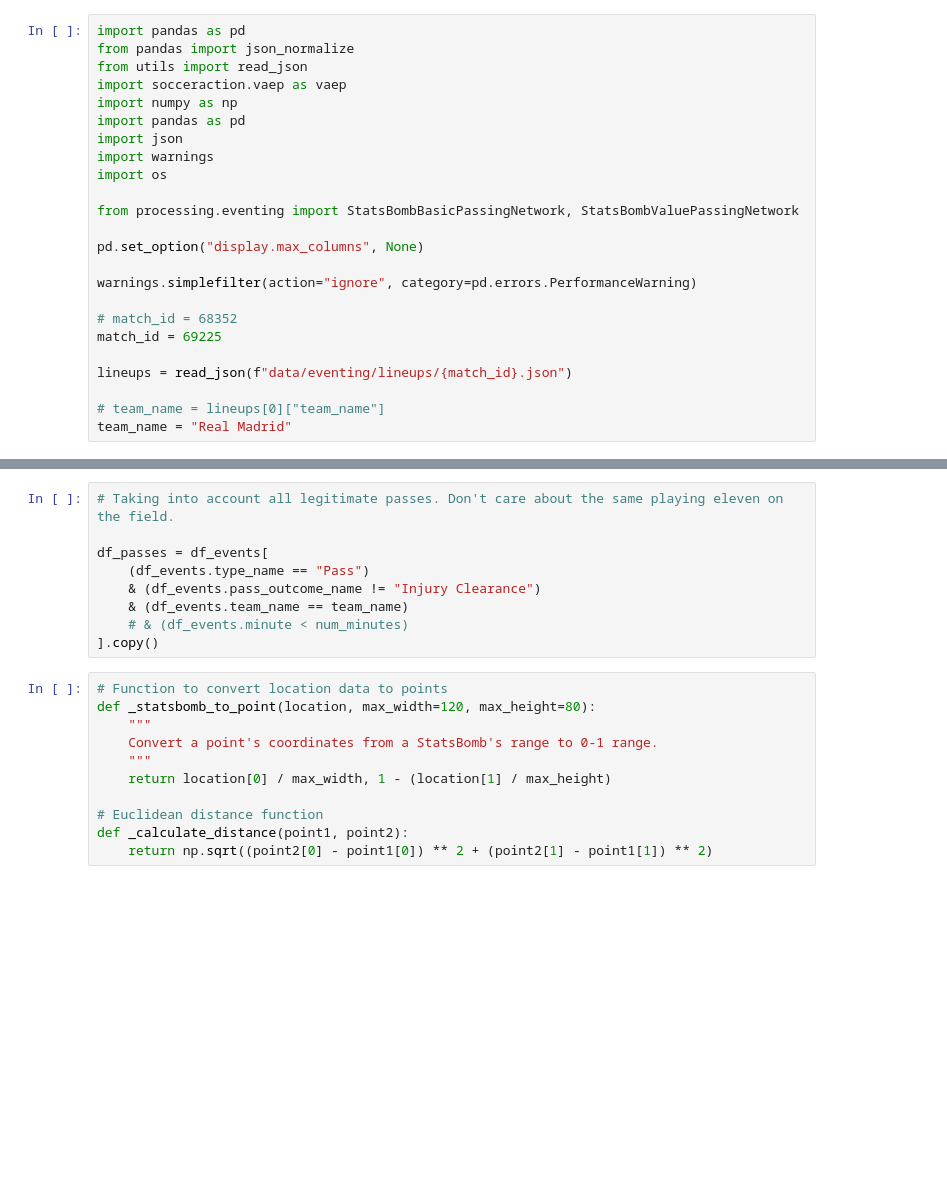
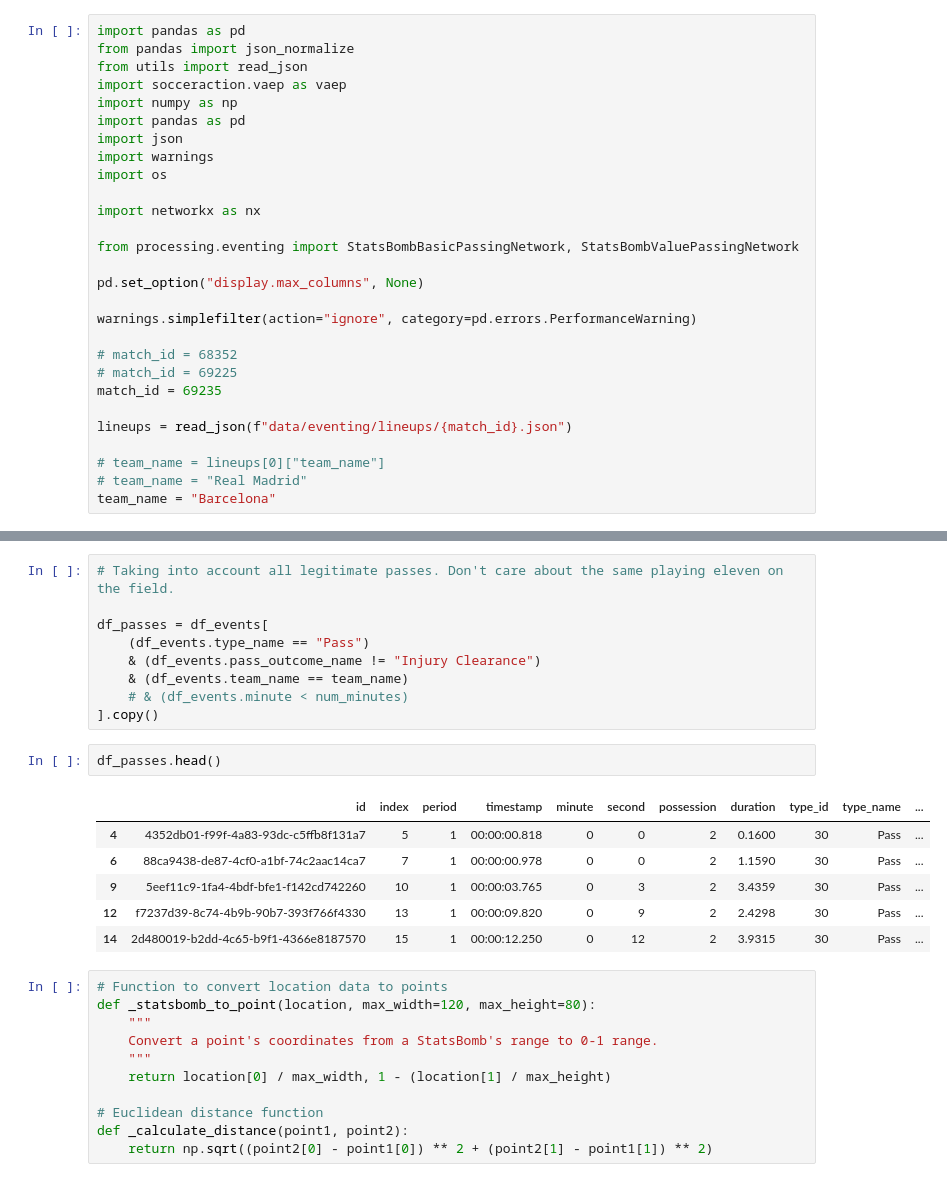
Before and after one commit to shreyan241/DSC-241-Soccer-TDA, a Jupyter notebook: features_test.ipynb, the cells around one changed output, grey strips where cells are left out. Cells and saved outputs as stored; diff of their text form; blank space fills up the shorter version.

```diff
--- a/features_test.ipynb
+++ b/features_test.ipynb
@@ -9,6 +9,8 @@ import json
 import warnings
 import os
 
+import networkx as nx
+
 from processing.eventing import StatsBombBasicPassingNetwork, StatsBombValuePassingNetwork
 
 pd.set_option("display.max_columns", None)
@@ -16,12 +18,14 @@ pd.set_option("display.max_columns", None)
 warnings.simplefilter(action="ignore", category=pd.errors.PerformanceWarning)
 
 # match_id = 68352
-match_id = 69225
+# match_id = 69225
+match_id = 69235
 
 lineups = read_json(f"data/eventing/lineups/{match_id}.json")
 
 # team_name = lineups[0]["team_name"]
-team_name = "Real Madrid"
+# team_name = "Real Madrid"
+team_name = "Barcelona"
 # %%
 names_dict = {
     player["player_name"]: player["player_nickname"]
@@ -78,6 +82,15 @@ df_passes = df_events[
     & (df_events.team_name == team_name)
     # & (df_events.minute < num_minutes)
 ].copy()
+# %%
+df_passes.head()
+# %% [output]
+|  | id | index | period | timestamp | minute | second | possession | duration | type_id | type_name | ... |
+| 4 | 4352db01-f99f-4a83-93dc-c5ffb8f131a7 | 5 | 1 | 00:00:00.818 | 0 | 0 | 2 | 0.1600 | 30 | Pass | ... |
+| 6 | 88ca9438-de87-4cf0-a1bf-74c2aac14ca7 | 7 | 1 | 00:00:00.978 | 0 | 0 | 2 | 1.1590 | 30 | Pass | ... |
+| 9 | 5eef11c9-1fa4-4bdf-bfe1-f142cd742260 | 10 | 1 | 00:00:03.765 | 0 | 3 | 2 | 3.4359 | 30 | Pass | ... |
+| 12 | f7237d39-8c74-4b9b-90b7-393f766f4330 | 13 | 1 | 00:00:09.820 | 0 | 9 | 2 | 2.4298 | 30 | Pass | ... |
+| 14 | 2d480019-b2dd-4c65-b9f1-4366e8187570 | 15 | 1 | 00:00:12.250 | 0 | 12 | 2 | 3.9315 | 30 | Pass | ... |
 # %%
 # Function to convert location data to points
 def _statsbomb_to_point(location, max_width=120, max_height=80):
```
Also changed, not shown: parts of 31 cells of this notebook, 1 other file.
